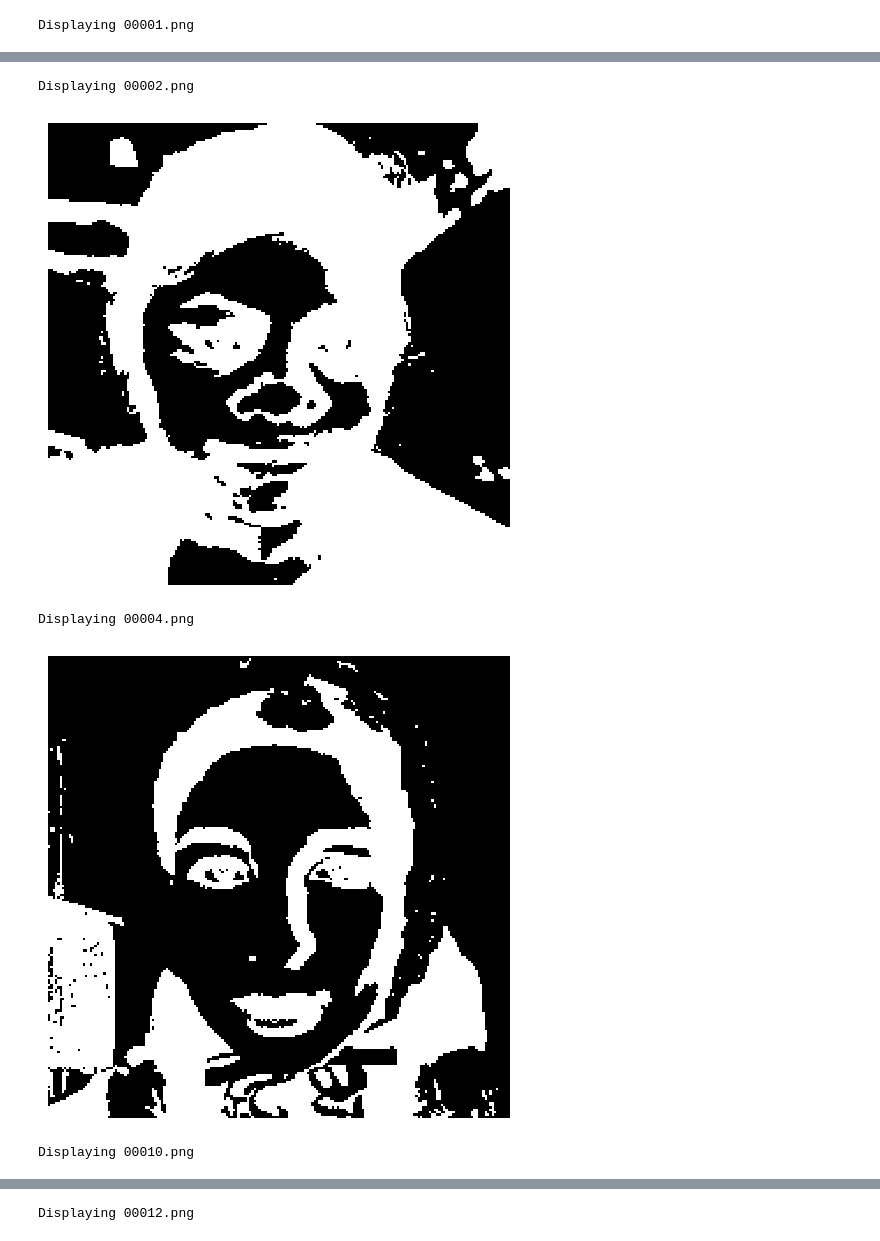
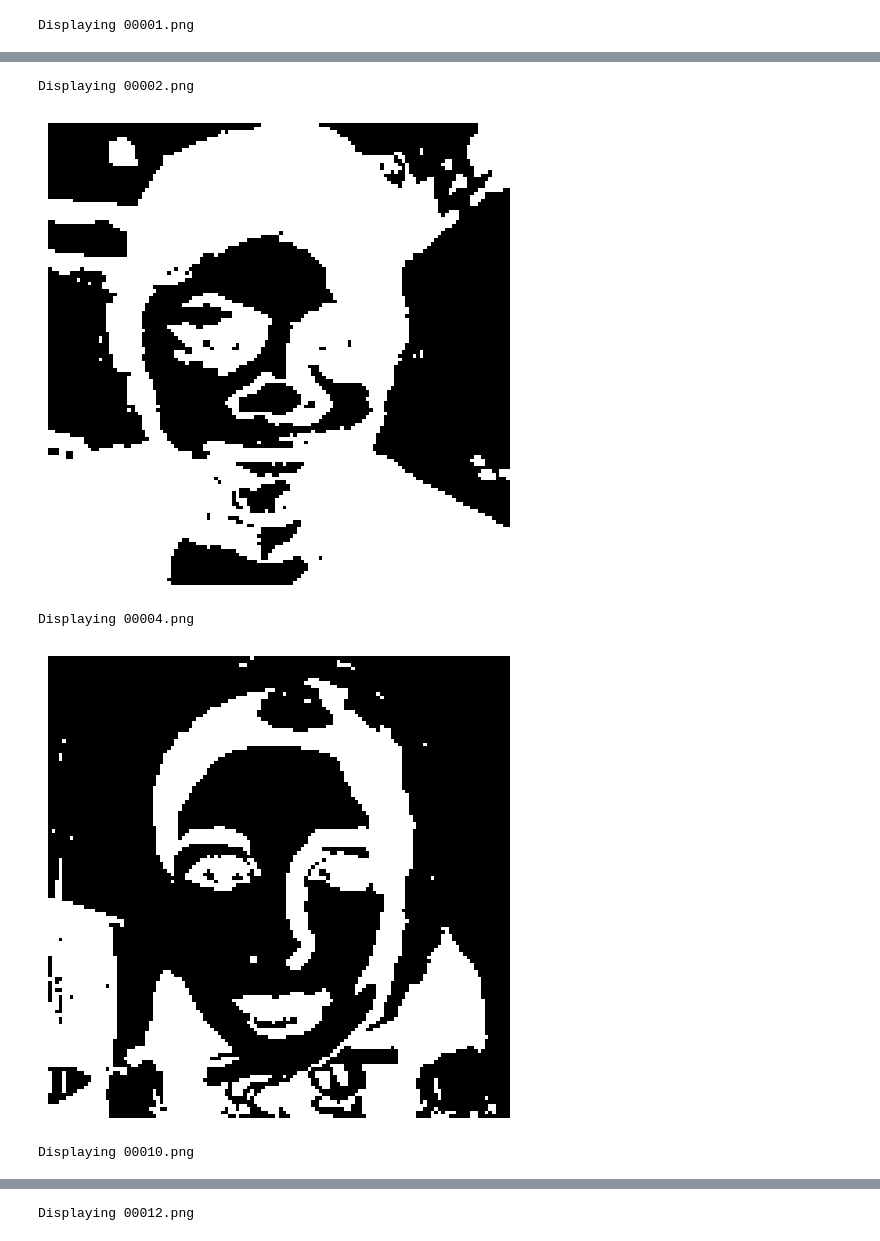
Before and after one commit to kli63/CPSC334, a Jupyter notebook: Project1/src/processing.ipynb, the cells around one changed output, grey strips where cells are left out. Saved outputs shown, nothing was run; the diff lists cells and outputs as text; code cells hidden in the pictures.

Commit message:
fixed opening/run script, increased image compression again

```diff
--- a/Project1/src/processing.ipynb
+++ b/Project1/src/processing.ipynb
@@ -49,6 +49,6 @@ def process_images(image_folder, output_folder, csv_list_file, size=(64, 64), th
                 print(f"Displaying {image_name}")
                 display_binary_grid(binary_grid)
 # %%
-process_images('../data/images', '../data/grids', '../data/grids/csv_list.txt', size=(200, 200), threshold=0.5)
+process_images('../data/images', '../data/grids', '../data/grids/csv_list.txt', size=(128, 128), threshold=0.5)
 # %% [output]
 Displaying 00001.png
@@ -56,5 +56,5 @@ Displaying 00001.png
 Displaying 00002.png
-[figure, old version]
+[figure, new version]
 Displaying 00004.png
-[figure, old version]
+[figure, new version]
 Displaying 00010.png
```
Also changed, not shown: parts of 1 cell of this notebook, 11 other files.
